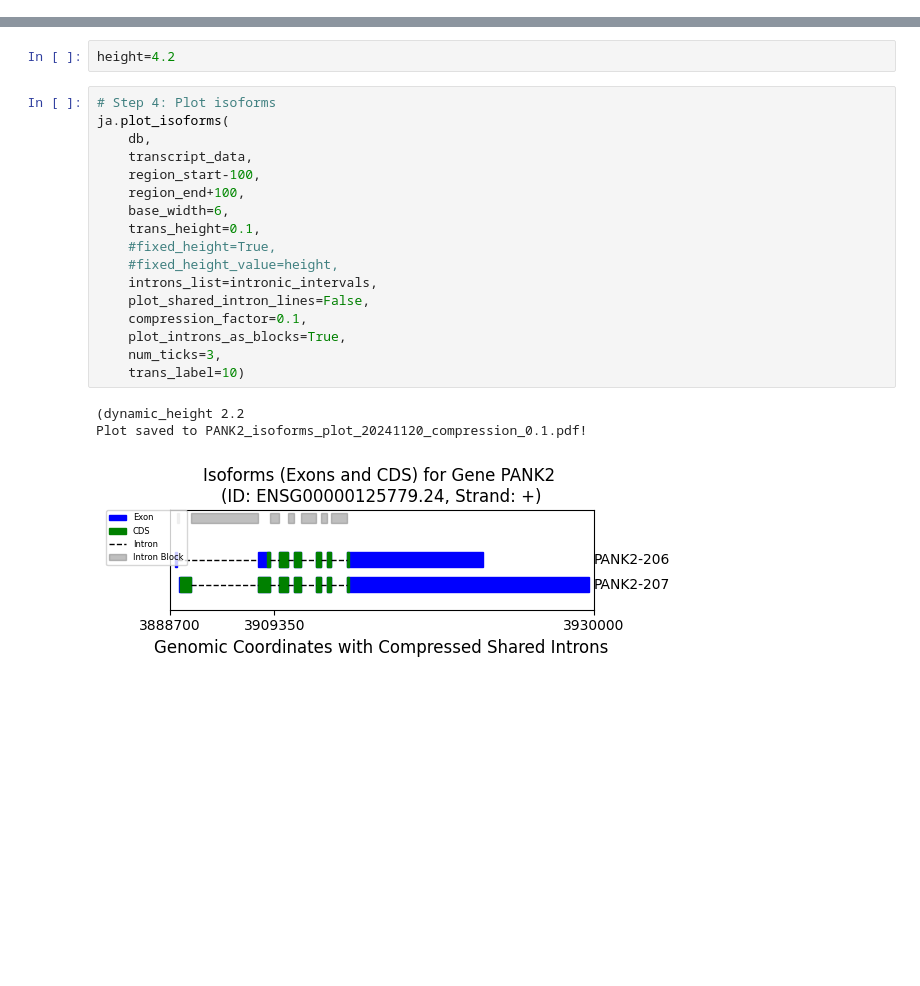
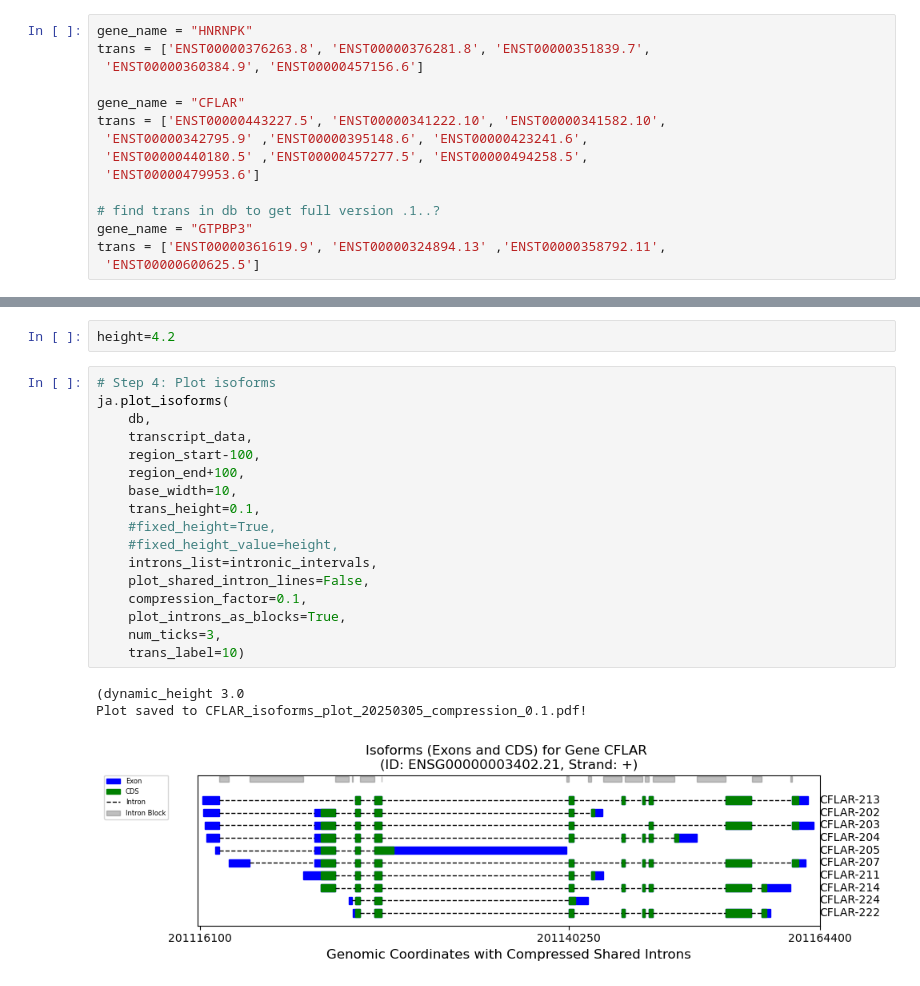
Before and after one commit to daklab/LeafletFA, a Jupyter notebook: src/visualization/IsovizPy_tutorial_human_isoforms_only.ipynb, the cells around one changed output, grey strips where cells are left out. Cells and saved outputs as stored; diff of their text form; blank space fills up the shorter version.

```diff
--- a/src/visualization/IsovizPy_tutorial_human_isoforms_only.ipynb
+++ b/src/visualization/IsovizPy_tutorial_human_isoforms_only.ipynb
@@ -105,6 +105,21 @@ trans = ["ENST00000667863.2", "ENST00000668964.1"] #, "ENST00000647442.1", "ENST
 
 gene_name = "PANK2"
 trans = ["ENST00000497424.5", "ENST00000610179.7"]
+# %%
+gene_name = "HNRNPK"
+trans = ['ENST00000376263.8', 'ENST00000376281.8', 'ENST00000351839.7',
+ 'ENST00000360384.9', 'ENST00000457156.6']
+
+gene_name = "CFLAR"
+trans = ['ENST00000443227.5', 'ENST00000341222.10', 'ENST00000341582.10',
+ 'ENST00000342795.9' ,'ENST00000395148.6', 'ENST00000423241.6',
+ 'ENST00000440180.5' ,'ENST00000457277.5', 'ENST00000494258.5',
+ 'ENST00000479953.6']
+
+# find trans in db to get full version .1..?
+gene_name = "GTPBP3"
+trans = ['ENST00000361619.9', 'ENST00000324894.13' ,'ENST00000358792.11',
+ 'ENST00000600625.5']
 # %%
 new_order = trans
 
@@ -140,24 +155,24 @@ height=4.2
 # %%
 # Step 4: Plot isoforms
 ja.plot_isoforms(
     db,
     transcript_data,
     region_start-100,
     region_end+100,
-    base_width=6,
+    base_width=10,
     trans_height=0.1,
     #fixed_height=True,
     #fixed_height_value=height,
     introns_list=intronic_intervals,
     plot_shared_intron_lines=False,
     compression_factor=0.1,
     plot_introns_as_blocks=True,
     num_ticks=3,
     trans_label=10)
 # %% [output]
-(dynamic_height 2.2
-Plot saved to PANK2_isoforms_plot_20241120_compression_0.1.pdf!
+(dynamic_height 3.0
+Plot saved to CFLAR_isoforms_plot_20250305_compression_0.1.pdf!
-[figure, old version]
+[figure, new version]
 # %%
 # Step 4: Plot isoforms
 ja.plot_isoforms(
```
Also changed, not shown: parts of 2 cells of this notebook, 20 other files.
